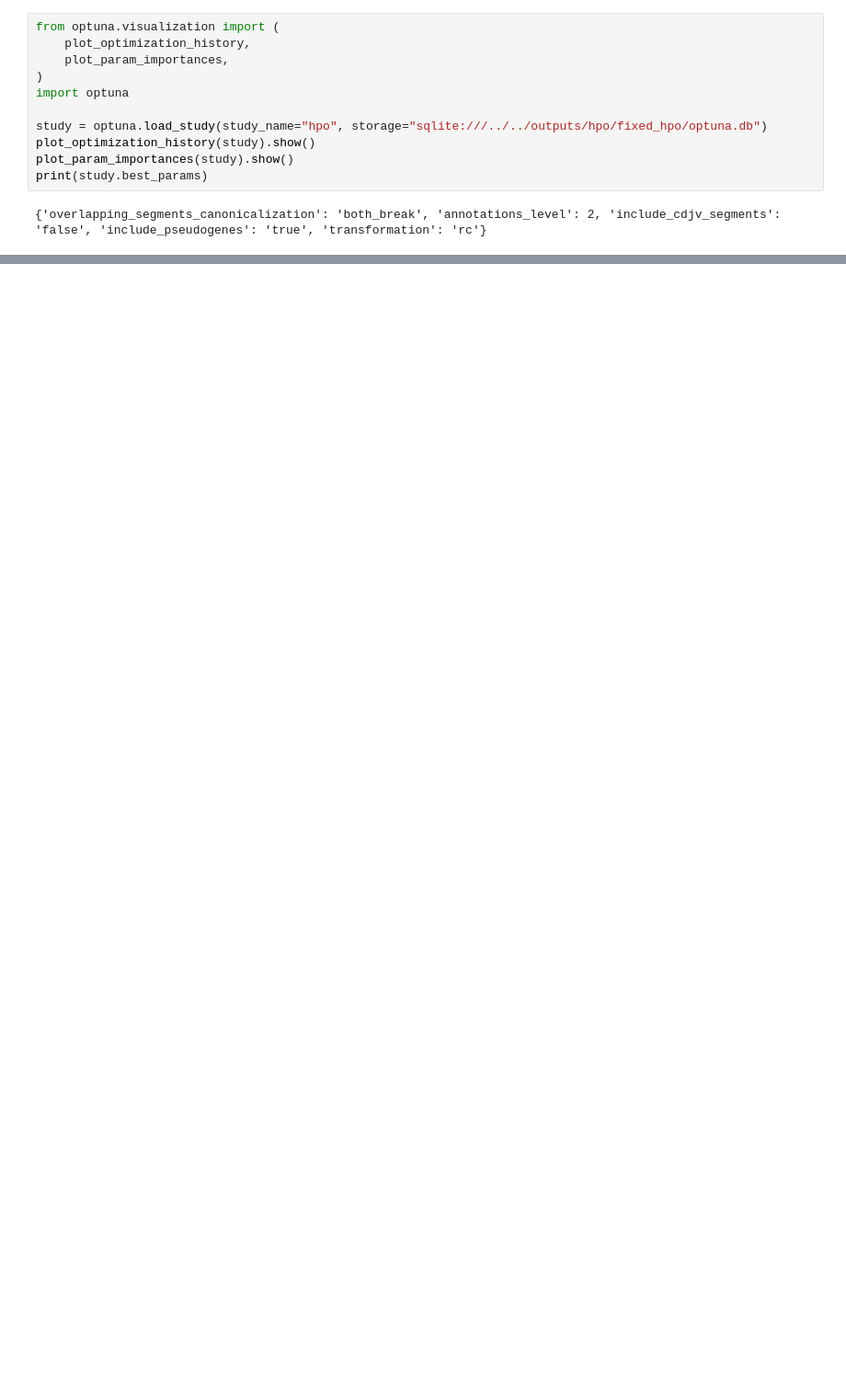
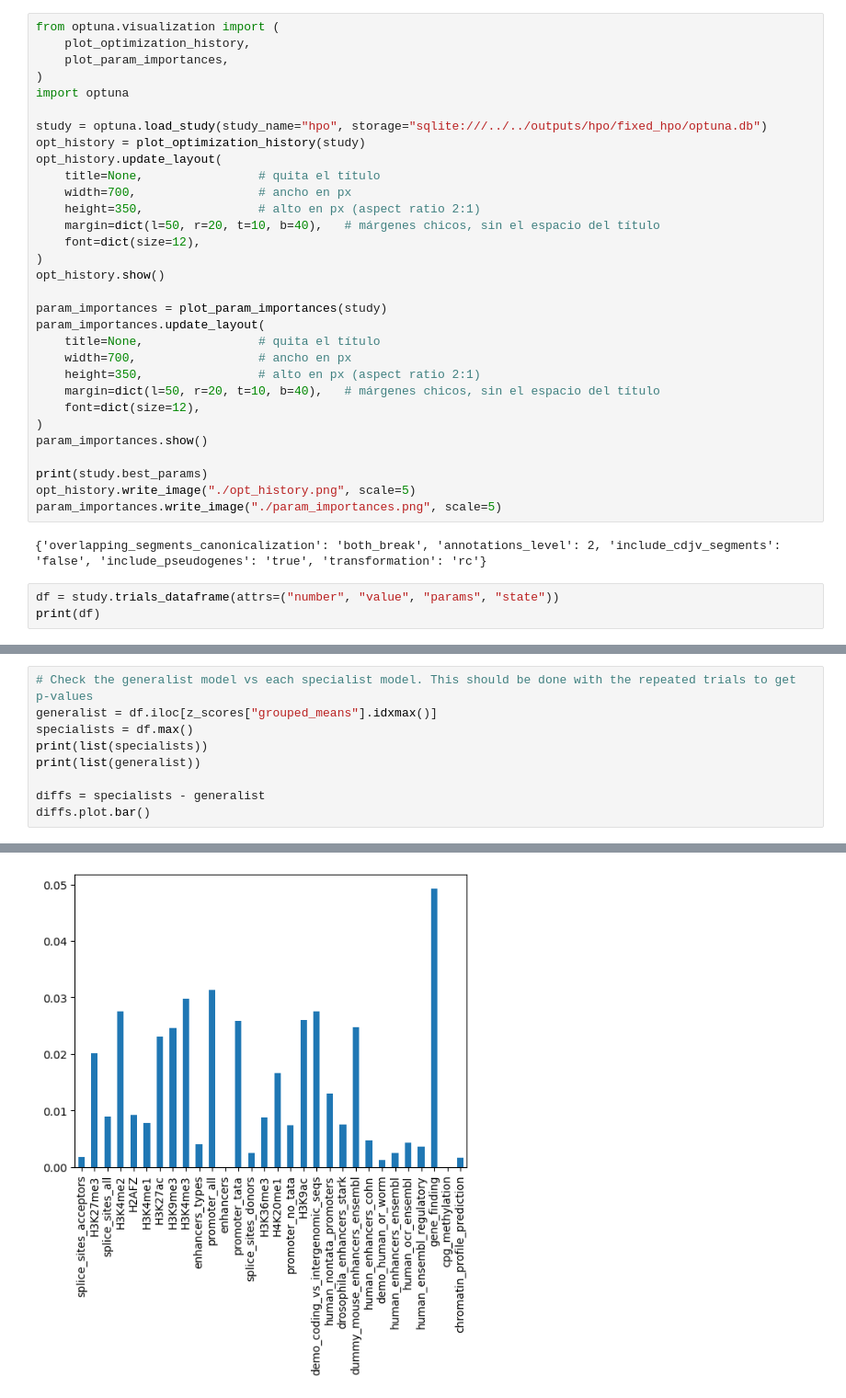
Before and after one commit to PipeVerri/Canonicalization, a Jupyter notebook: convnova/notebooks/wandb_analysis/phase1_inspection.ipynb, the cells around one changed output, grey strips where cells are left out. Shown at 92% size. Cells and saved outputs as stored; diff of their text form; blank space fills up the shorter version.

```diff
--- a/convnova/notebooks/wandb_analysis/phase1_inspection.ipynb
+++ b/convnova/notebooks/wandb_analysis/phase1_inspection.ipynb
@@ -133,8 +137,31 @@ from optuna.visualization import (
 import optuna
 
 study = optuna.load_study(study_name="hpo", storage="sqlite:///../../outputs/hpo/fixed_hpo/optuna.db")
-plot_optimization_history(study).show()
-plot_param_importances(study).show()
+opt_history = plot_optimization_history(study)
+opt_history.update_layout(
+    title=None,                # quita el título
+    width=700,                 # ancho en px
+    height=350,                # alto en px (aspect ratio 2:1)
+    margin=dict(l=50, r=20, t=10, b=40),   # márgenes chicos, sin el espacio del título
+    font=dict(size=12),
+)
+opt_history.show()
+
+param_importances = plot_param_importances(study)
+param_importances.update_layout(
+    title=None,                # quita el título
+    width=700,                 # ancho en px
+    height=350,                # alto en px (aspect ratio 2:1)
+    margin=dict(l=50, r=20, t=10, b=40),   # márgenes chicos, sin el espacio del título
+    font=dict(size=12),
+)
+param_importances.show()
+
 print(study.best_params)
+opt_history.write_image("./opt_history.png", scale=5)
+param_importances.write_image("./param_importances.png", scale=5)
 # %% [output]
 {'overlapping_segments_canonicalization': 'both_break', 'annotations_level': 2, 'include_cdjv_segments': 'false', 'include_pseudogenes': 'true', 'transformation': 'rc'}
+# %%
+df = study.trials_dataframe(attrs=("number", "value", "params", "state"))
+print(df)
@@ -140,0 +186,10 @@ print(study.best_params)
+# %%
+# Check the generalist model vs each specialist model. This should be done with the repeated trials to get p-values
+generalist = df.iloc[z_scores["grouped_means"].idxmax()]
+specialists = df.max()
+print(list(specialists))
+print(list(generalist))
+
+diffs = specialists - generalist
+diffs.plot.bar()
+# %% [output]
@@ -140,0 +199 @@ print(study.best_params)
+[figure, added]
```
Also changed, not shown: parts of 6 cells of this notebook, 12 other files.
